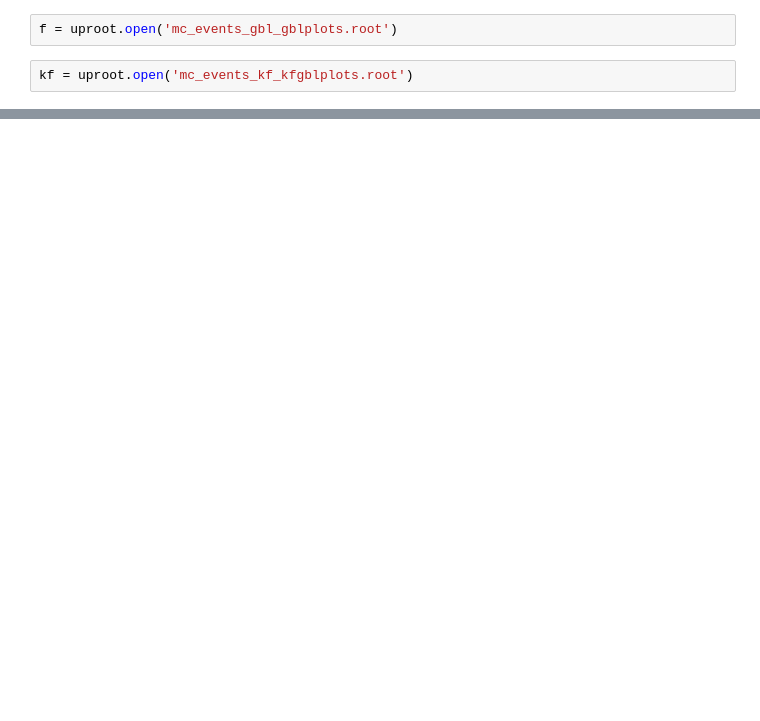
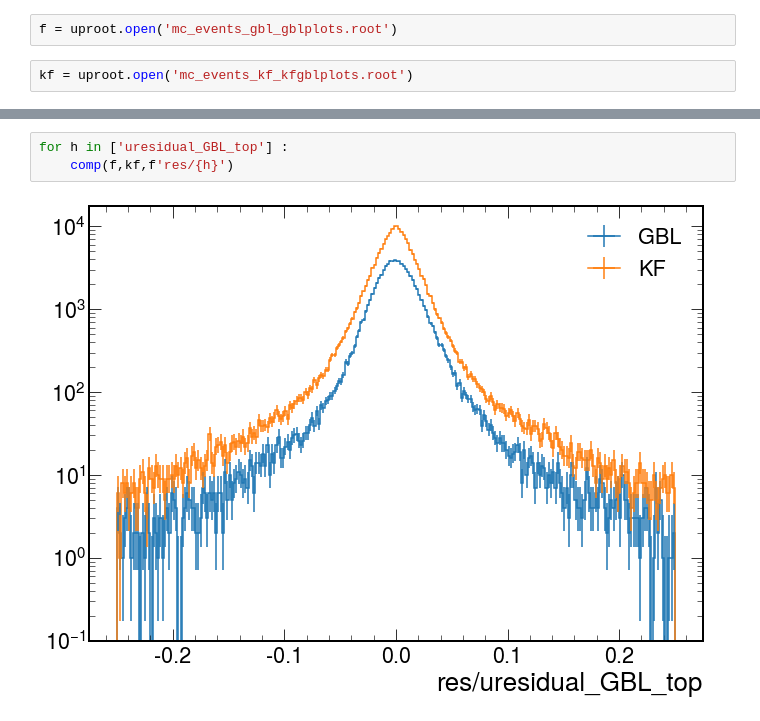
Before and after one commit to tomeichlersmith/hps, a Jupyter notebook: alignment/view.ipynb, the cells around one changed output, grey strips where cells are left out. Saved outputs shown, nothing was run; the diff lists cells and outputs as text; blank space fills up the shorter version.

```diff
--- a/alignment/view.ipynb
+++ b/alignment/view.ipynb
@@ -29,0 +32,5 @@ for h in ['Chi2_bottom','Chi2_bottom_neg','Chi2_bottom_pos','Chi2_top','Chi2_top
+# %%
+for h in ['uresidual_GBL_top'] :
+    comp(f,kf,f'res/{h}')
+# %% [output]
+[figure, added]
```
Also changed, not shown: parts of 5 cells of this notebook, 2 other files.
